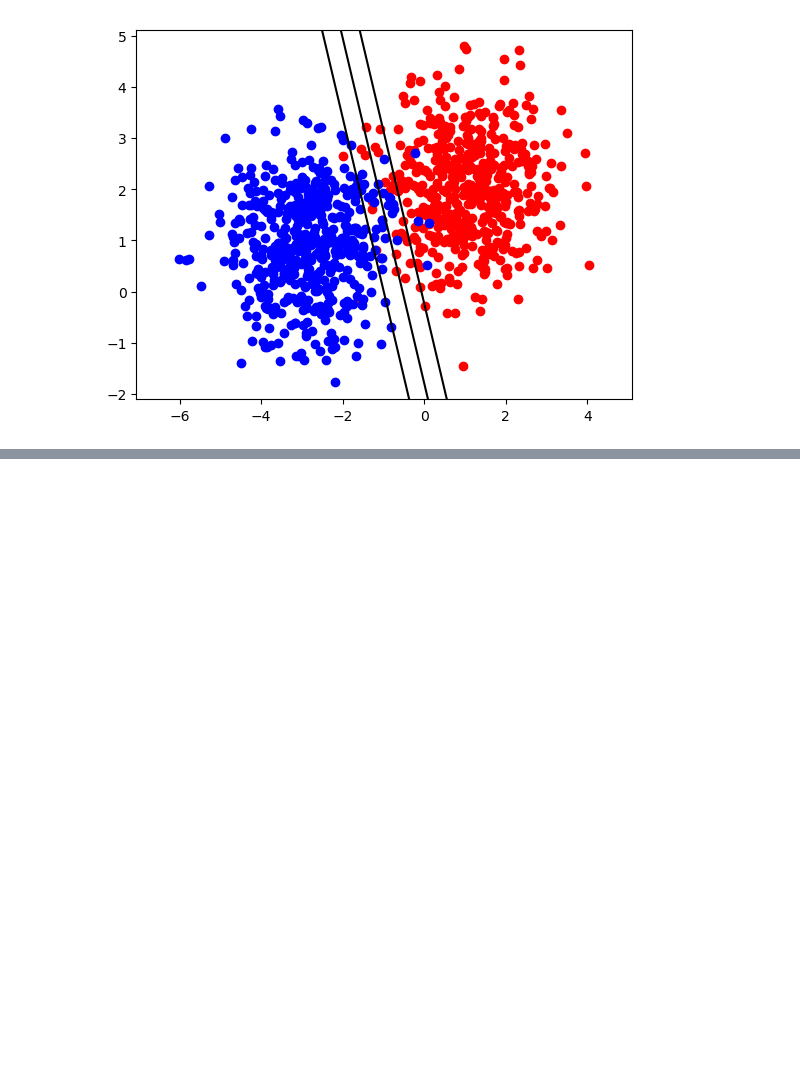
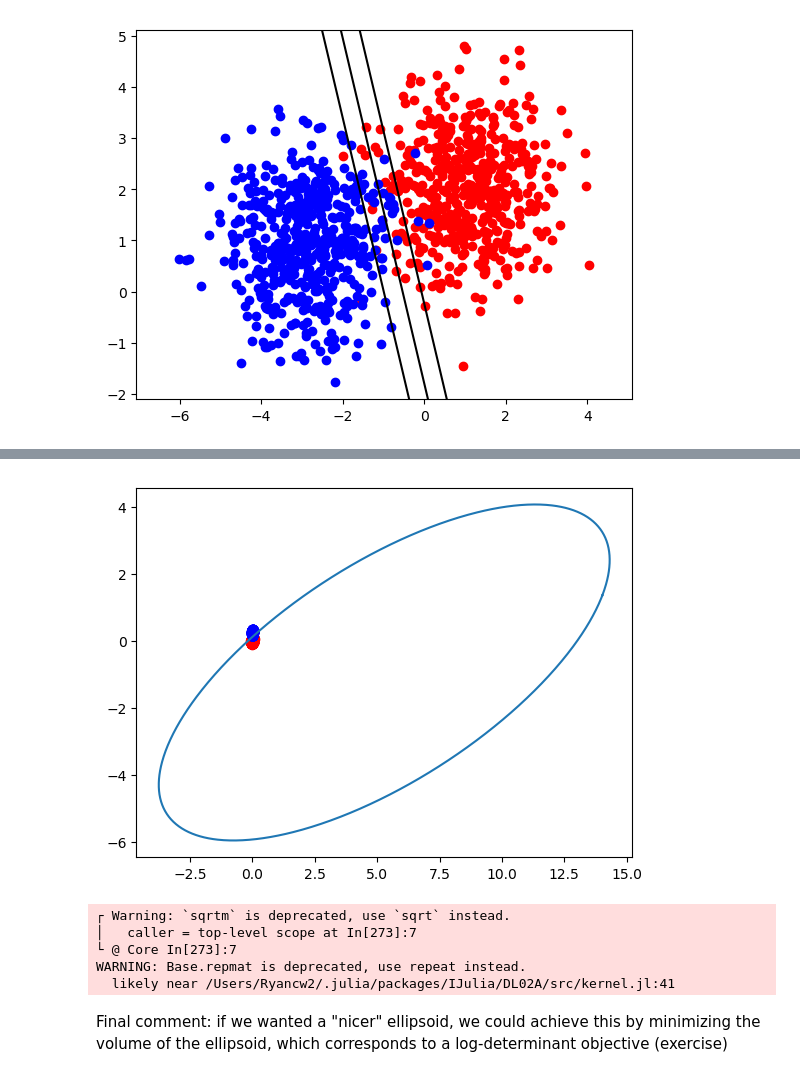
Before and after one commit to adelarue/cos_2019, a Jupyter notebook: 7_advanced_jump/Session7NotebookPart2.ipynb, the cells around one changed output, grey strips where cells are left out. Drawn from its saved outputs; the diff is of its cells as text; code cells hidden in the pictures; blank space fills up the shorter version.

```diff
--- a/7_advanced_jump/Session7NotebookPart2.ipynb
+++ b/7_advanced_jump/Session7NotebookPart2.ipynb
@@ -118,0 +376,2 @@ Also discuss what changes to this code you would make, to make your code scale.
+# %%
+P, q, r=ellipsoid_socp(x,y)
@@ -118,0 +397,18 @@ Also discuss what changes to this code you would make, to make your code scale.
+# %%
+# Let's plot the final result
+r = -r; P = -P; q = -q;
+c = 0.25*q'*inv(P)*q - r;
+xc = -0.5*inv(P)*q;
+nopts = 1000;
+angles = range(0, stop=2*pi, length=nopts);
+ell = (sqrtm(P^(-1)*c))*hcat(cos.(angles), sin.(angles))'+ repmat(xc,1,nopts);
+plot(x[1,1:dims], x[2,1:dims], "ro", y[1,1:dims], y[2,1:dims], "bo", ell[1,1:nopts], ell[2, 1:nopts], "-");
+# %% [output]
+[figure, added]
+┌ Warning: `sqrtm` is deprecated, use `sqrt` instead.
+│   caller = top-level scope at In[273]:7
+└ @ Core In[273]:7
+WARNING: Base.repmat is deprecated, use repeat instead.
+  likely near /Users/Ryancw2/.julia/packages/IJulia/DL02A/src/kernel.jl:41
+# %% [markdown]
+Final comment: if we wanted a "nicer" ellipsoid, we could achieve this by minimizing the volume of the ellipsoid, which corresponds to a log-determinant objective (exercise)
```
Also changed, not shown: parts of 27 cells of this notebook, 1 other file.
